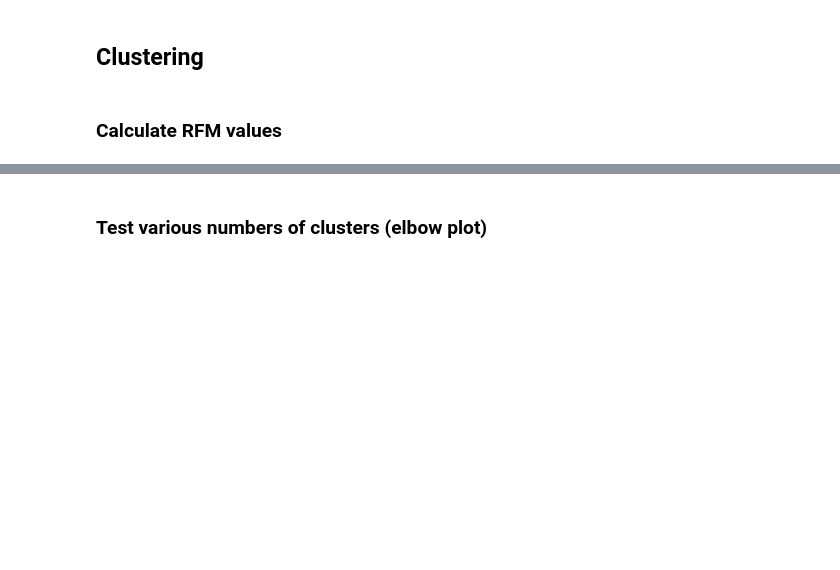
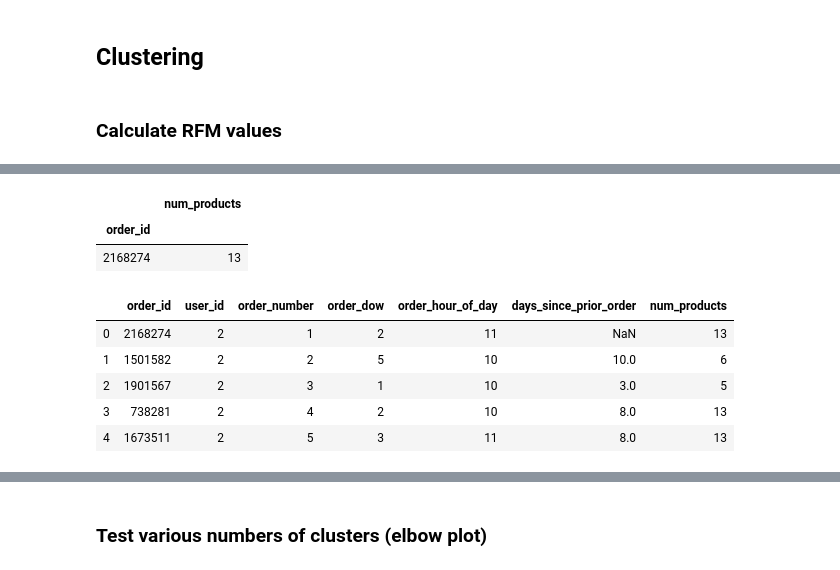
Before and after one commit to jrkreiger/instacart-analysis, a Jupyter notebook: instacart-analysis.ipynb, the cells around one changed output, grey strips where cells are left out. Saved outputs shown, nothing was run; the diff lists cells and outputs as text; code cells hidden in the pictures; blank space fills up the shorter version.

Commit message:
join data for RFM analysis

```diff
--- a/instacart-analysis.ipynb
+++ b/instacart-analysis.ipynb
@@ -843,0 +883,11 @@ Power: 1.0
+# %%
+# Query the database and load the data
+cur.execute("""
+    SELECT order_id,
+           COUNT(product_id) AS num_products
+    FROM order_products
+    GROUP BY 1
+            ;""")
+prod_counts = pd.DataFrame(cur.fetchall())
+prod_counts.columns = [x[0] for x in cur.description]
+prod_counts.head()
@@ -843,0 +901,3 @@ Power: 1.0
+# %%
+prod_counts.set_index('order_id', inplace=True)
+prod_counts.head()
@@ -843,0 +912,16 @@ Power: 1.0
+# %%
+prod_counts[prod_counts.index == 2168274]
+# %% [output]
+|  | num_products |
+| order_id |  |
+| 2168274 | 13 |
+# %%
+user_data = orders.join(prod_counts, how='inner', on='order_id')
+user_data.head()
+# %% [output]
+|  | order_id | user_id | order_number | order_dow | order_hour_of_day | days_since_prior_order | num_products |
+| 0 | 2168274 | 2 | 1 | 2 | 11 | NaN | 13 |
+| 1 | 1501582 | 2 | 2 | 5 | 10 | 10.0 | 6 |
+| 2 | 1901567 | 2 | 3 | 1 | 10 | 3.0 | 5 |
+| 3 | 738281 | 2 | 4 | 2 | 10 | 8.0 | 13 |
+| 4 | 1673511 | 2 | 5 | 3 | 11 | 8.0 | 13 |
```
Also changed, not shown: parts of 7 cells of this notebook.
